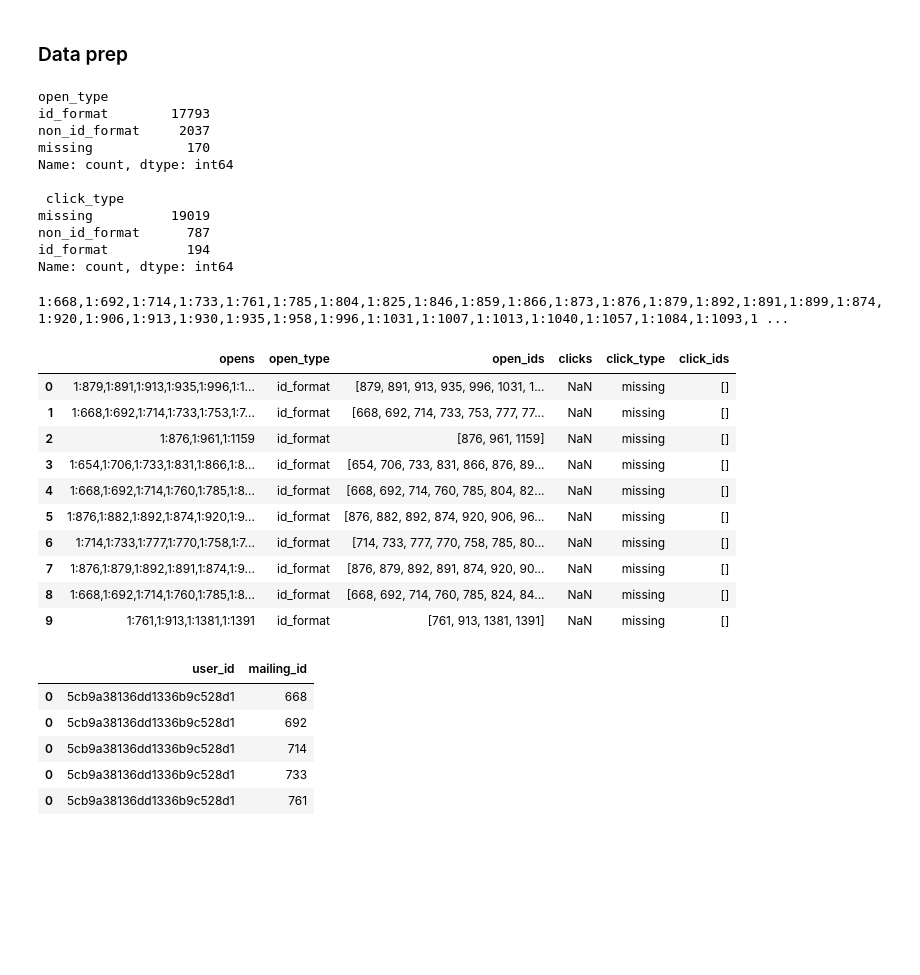
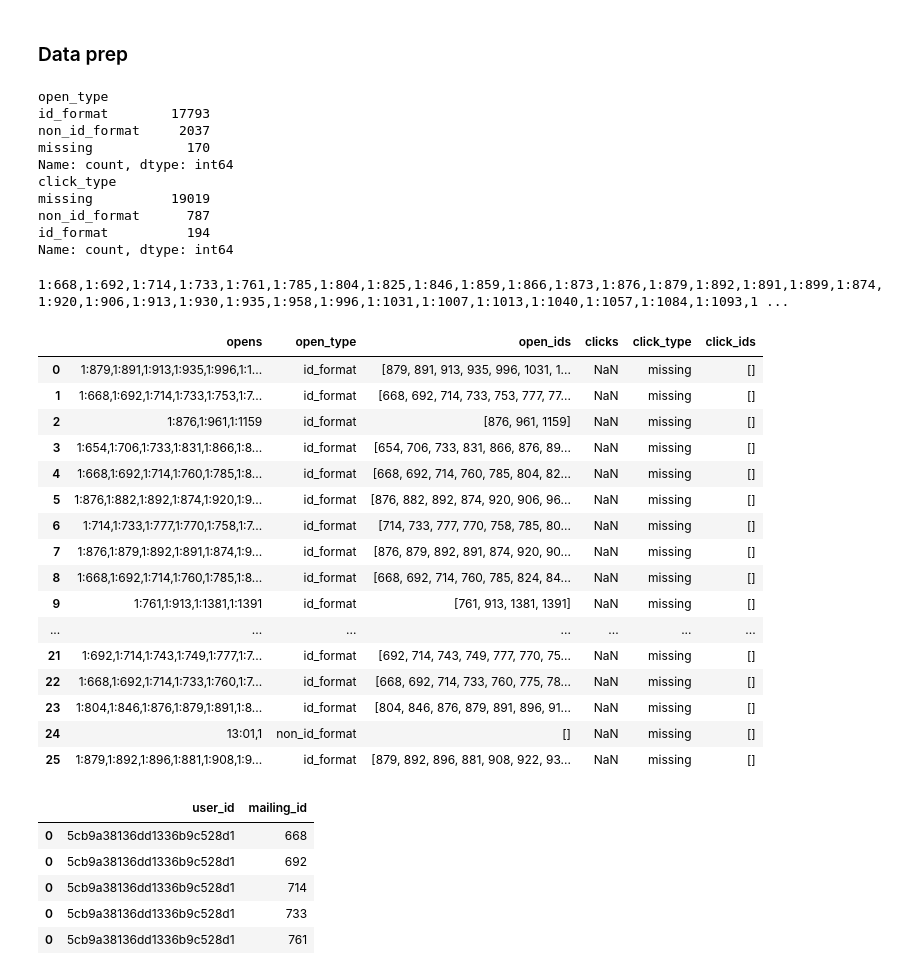
Before and after one commit to giadauva/OMG-Thesis, a Jupyter notebook: Thesis_OMG analysis.ipynb, the cells around one changed output. Drawn from its saved outputs; the diff is of its cells as text; code cells hidden in the pictures; blank space fills up the shorter version.

```diff
--- a/Thesis_OMG analysis.ipynb
+++ b/Thesis_OMG analysis.ipynb
@@ -76,7 +81,8 @@ df['gender'] = df['gender'].replace({
     'mevrouw': 'female',
     'm': 'male',
     'de heer': 'male',
-    'o': 'other'})
+    'o': 'other'
+})
 # %%
 df['gender'].value_counts(dropna=False)
 # %% [output]
@@ -189,5 +174,6 @@ df['postcode'] = (
     .astype(str)
     .str.upper()
     .str.replace(' ', '', regex=False)
-    .str.extract(r'(\d{4}[A-Z]{0,2})'))
+    .str.extract(r'(\d{4}[A-Z]{0,2})')
+)
 # %%
@@ -216,7 +202,8 @@ df['city'] = (
     .astype(str)
     .str.strip()
     .str.lower()
-    .replace('null', pd.NA))
+    .replace('null', pd.NA)
+)
 # %%
 df['city'] = df['city'].replace('nan', pd.NA)
 # %%
@@ -227,7 +214,8 @@ type(df['interests'].iloc[0])
 list
 # %%
 df['interests'] = df['interests'].apply(
-    lambda x: [i.strip().lower() for i in x] if isinstance(x, list) else [])
+    lambda x: [i.strip().lower() for i in x] if isinstance(x, list) else []
+)
 # %%
 df['n_interests'] = df['interests'].apply(len)
 # %%
@@ -265,16 +264,14 @@ df['open_type'] = df['opens'].apply(classify_value)
 df['click_type'] = df['clicks'].apply(classify_value)
 
 print(df['open_type'].value_counts())
-
-print('\n', df['click_type'].value_counts())
+print(df['click_type'].value_counts())
 # %% [output]
 open_type
 id_format        17793
 non_id_format     2037
 missing            170
 Name: count, dtype: int64
-
- click_type
+click_type
 missing          19019
 non_id_format      787
 id_format          194
@@ -307,17 +304,23 @@ df['click_ids'] = df.apply(
     lambda row: extract_ids(row['clicks']) if row['click_type'] == 'id_format' else [],
     axis = 1)
 # %%
-df[['opens', 'open_type', 'open_ids', 'clicks', 'click_type', 'click_ids']].head(10)
+df[['opens', 'open_type', 'open_ids', 'clicks', 'click_type', 'click_ids']].head(26)
 # %% [output]
 |  | opens | open_type | open_ids | clicks | click_type | click_ids |
 | 0 | 1:879,1:891,1:913,1:935,1:996,1:1... | id_format | [879, 891, 913, 935, 996, 1031, 1... | NaN | missing | [] |
 | 1 | 1:668,1:692,1:714,1:733,1:753,1:7... | id_format | [668, 692, 714, 733, 753, 777, 77... | NaN | missing | [] |
 | 2 | 1:876,1:961,1:1159 | id_format | [876, 961, 1159] | NaN | missing | [] |
 | 3 | 1:654,1:706,1:733,1:831,1:866,1:8... | id_format | [654, 706, 733, 831, 866, 876, 89... | NaN | missing | [] |
 | 4 | 1:668,1:692,1:714,1:760,1:785,1:8... | id_format | [668, 692, 714, 760, 785, 804, 82... | NaN | missing | [] |
 | 5 | 1:876,1:882,1:892,1:874,1:920,1:9... | id_format | [876, 882, 892, 874, 920, 906, 96... | NaN | missing | [] |
 | 6 | 1:714,1:733,1:777,1:770,1:758,1:7... | id_format | [714, 733, 777, 770, 758, 785, 80... | NaN | missing | [] |
 | 7 | 1:876,1:879,1:892,1:891,1:874,1:9... | id_format | [876, 879, 892, 891, 874, 920, 90... | NaN | missing | [] |
 | 8 | 1:668,1:692,1:714,1:760,1:785,1:8... | id_format | [668, 692, 714, 760, 785, 824, 84... | NaN | missing | [] |
 | 9 | 1:761,1:913,1:1381,1:1391 | id_format | [761, 913, 1381, 1391] | NaN | missing | [] |
+| ... | ... | ... | ... | ... | ... | ... |
+| 21 | 1:692,1:714,1:743,1:749,1:777,1:7... | id_format | [692, 714, 743, 749, 777, 770, 75... | NaN | missing | [] |
+| 22 | 1:668,1:692,1:714,1:733,1:760,1:7... | id_format | [668, 692, 714, 733, 760, 775, 78... | NaN | missing | [] |
+| 23 | 1:804,1:846,1:876,1:879,1:891,1:8... | id_format | [804, 846, 876, 879, 891, 896, 91... | NaN | missing | [] |
+| 24 | 13:01,1 | non_id_format | [] | NaN | missing | [] |
+| 25 | 1:879,1:892,1:896,1:881,1:908,1:9... | id_format | [879, 892, 896, 881, 908, 922, 93... | NaN | missing | [] |
 # %%
```
Also changed, not shown: parts of 291 cells of this notebook.
